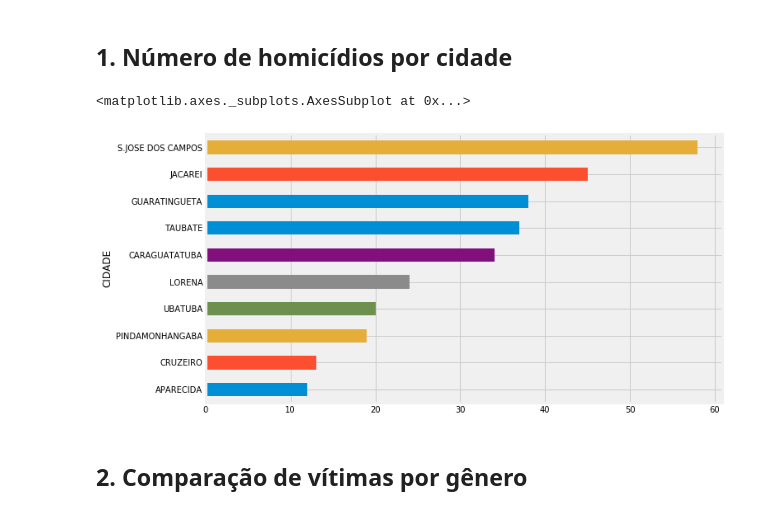
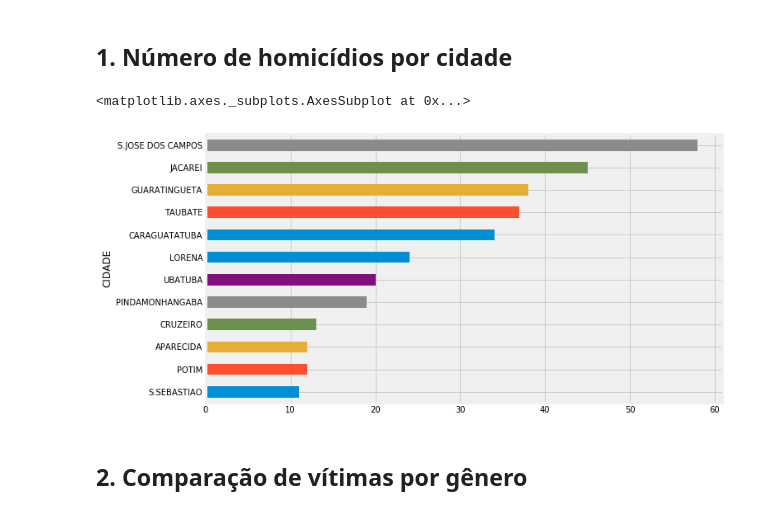
Before and after one commit to mflJefferson/pandas-murder, a Jupyter notebook: pandas-murder.ipynb, the cells around one changed output. Saved outputs shown, nothing was run; the diff lists cells and outputs as text; code cells hidden in the pictures.

```diff
--- a/pandas-murder.ipynb
+++ b/pandas-murder.ipynb
@@ -41,10 +41,10 @@ df = populaDataFrame()
 # %% [markdown]
 ## 1. Número de homicídios por cidade
 # %%
-df.groupby('CIDADE').size().sort_values().tail(10).plot(kind='barh', figsize=(10,6))
+df.groupby('CIDADE').size().sort_values().tail(12).plot(kind='barh', figsize=(10,6))
 # %% [output]
 <matplotlib.axes._subplots.AxesSubplot at 0x...>
-[figure, old version]
+[figure, new version]
 # %% [markdown]
 ## 2. Comparação de vítimas por gênero
 # %%
```
Also changed, not shown: parts of 1 cell of this notebook.
